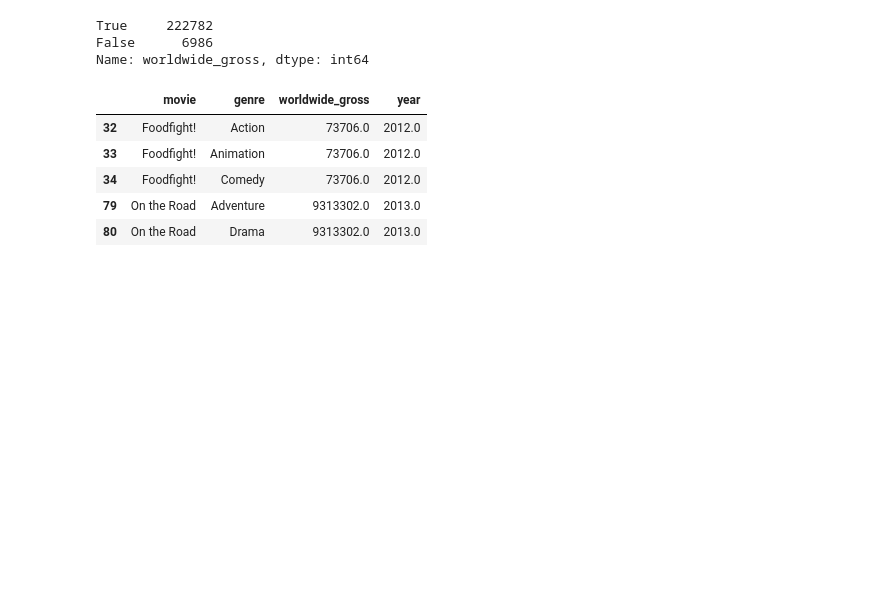
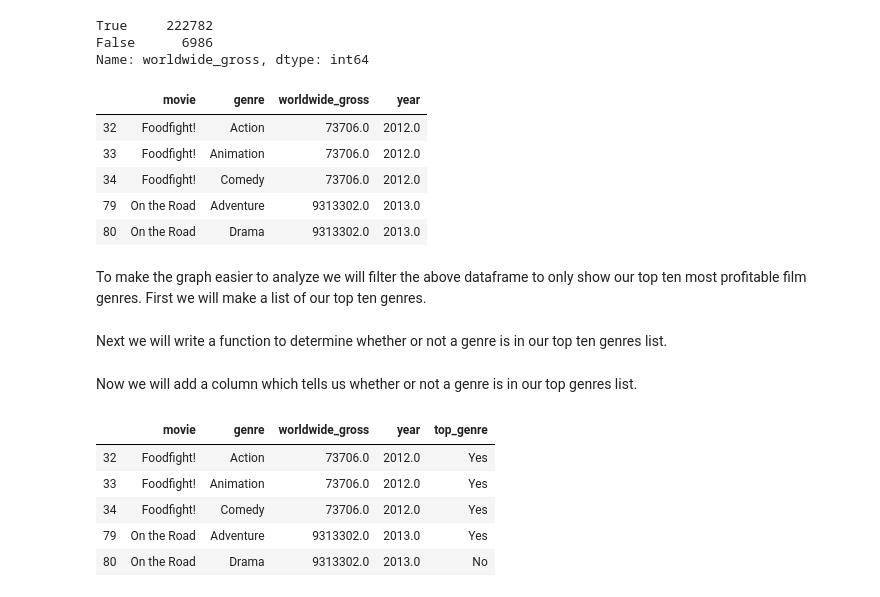
Before and after one commit to ElliotEvins/Maximizing_ROI_in_Film_Production, a Jupyter notebook: student.ipynb, the cells around one changed output. Drawn from its saved outputs; the diff is of its cells as text; code cells hidden in the pictures; blank space fills up the shorter version.

```diff
--- a/student.ipynb
+++ b/student.ipynb
@@ -965,3 +945,9 @@ genres_popularity.head()
 | 34 | Foodfight! | Comedy | 73706.0 | 2012.0 |
 | 79 | On the Road | Adventure | 9313302.0 | 2013.0 |
 | 80 | On the Road | Drama | 9313302.0 | 2013.0 |
+# %% [markdown]
+To make the graph easier to analyze we will filter the above dataframe to only show our top ten most profitable film genres. First we will make a list of our top ten genres.
+# %%
+top_genres_list = most_profitable_genres['genre'].tolist()
+# %% [markdown]
+Next we will write a function to determine whether or not a genre is in our top ten genres list.
@@ -967,0 +960,12 @@ genres_popularity.head()
+# %% [markdown]
+Now we will add a column which tells us whether or not a genre is in our top genres list.
+# %%
+genres_popularity['top_genre'] = genres_popularity['genre'].apply(top_genre)
+genres_popularity.head()
+# %% [output]
+|  | movie | genre | worldwide_gross | year | top_genre |
+| 32 | Foodfight! | Action | 73706.0 | 2012.0 | Yes |
+| 33 | Foodfight! | Animation | 73706.0 | 2012.0 | Yes |
+| 34 | Foodfight! | Comedy | 73706.0 | 2012.0 | Yes |
+| 79 | On the Road | Adventure | 9313302.0 | 2013.0 | Yes |
+| 80 | On the Road | Drama | 9313302.0 | 2013.0 | No |
```
Also changed, not shown: parts of 18 cells of this notebook, 1 other file.
